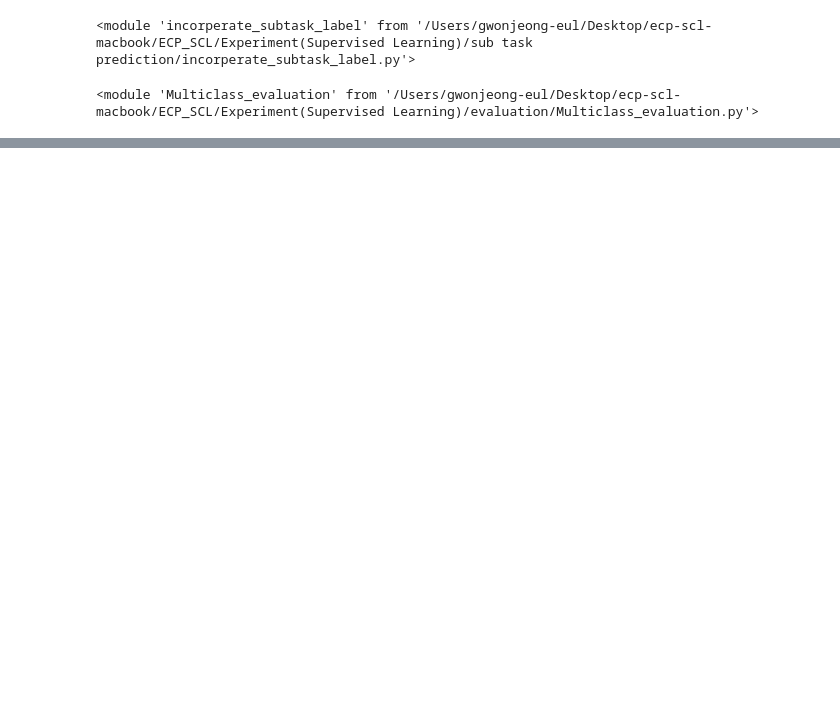
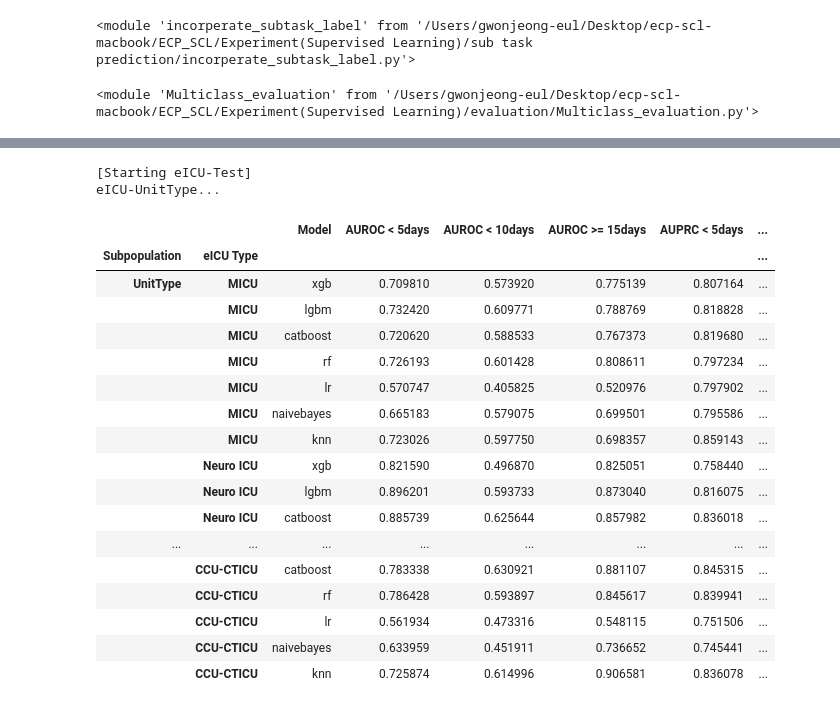
Before and after one commit to Jeong-Eul/CLEAR-Shock, a Jupyter notebook: Experiment(Supervised Learning)/sub task prediction/Baseline Subtask.ipynb, the cells around one changed output, grey strips where cells are left out. Saved outputs shown, nothing was run; the diff lists cells and outputs as text; code cells hidden in the pictures; blank space fills up the shorter version.

```diff
--- a/Experiment(Supervised Learning)/sub task prediction/Baseline Subtask.ipynb
+++ b/Experiment(Supervised Learning)/sub task prediction/Baseline Subtask.ipynb
@@ -131 +175,6 @@ mimic_sic8h__trainset = pd.concat([sic8h_mimic_train, sic8h_mimic_valid], axis =
+# %%
+_, mort_unittype, _ = get_hospital_eicu.make_eicu_dataset(view_mort)
+_, los_unittype, _ = get_hospital_eicu.make_eicu_dataset(view_los)
+_, ards_unittype, _ = get_hospital_eicu.make_eicu_dataset(view_ards)
+_, sic_unittype, _ = get_hospital_eicu.make_eicu_dataset(view_sic)
 # %%
@@ -173,14 +200,0 @@ display(test_eval)
-# %%
-lgbm_wrapper = LGBMClassifier(random_state = 42, verbose=-1)
-lgbm_wrapper.fit(X_train_los, y_train_los)
-
-X_test_los, y_test_los, test_output_los = split.split_X_Y_LOS(los_eicu_test, mode = 'eicu')
-
-X_test_los = X_test_los.drop(['hospitalid', 'hospitaldischargeyear'], axis = 1)
-
-test_preds_los = lgbm_wrapper.predict(X_test_los)
-test_output_los['prediction_label'] = test_preds_los
-test_output_los['prediction_prob'] = lgbm_wrapper.predict_proba(X_test_los)[:, 1]
-
-test_eval_los = Multiclass_evaluation.ST_multi_evaluation(_, test_output_los, 'xgb')
-display(test_eval_los)
@@ -225,0 +268,26 @@ sic_models, result_sic = Multiclass_evaluation.create_subtask(X, Y, X_test_sic8h
+# %%
+#los
+
+los_models = Multiclass_evaluation.create_subtask(X_train_los, y_train_los)
+los_evaluation_result = Multiclass_evaluation.unit_los_evaluation(los_unittype, los_models)
+# %% [output]
+[Starting eICU-Test]
+eICU-UnitType...
+|  |  | Model | AUROC < 5days | AUROC < 10days | AUROC >= 15days | AUPRC < 5days | ... |
+| Subpopulation | eICU Type |  |  |  |  |  | ... |
+| UnitType | MICU | xgb | 0.709810 | 0.573920 | 0.775139 | 0.807164 | ... |
+|  | MICU | lgbm | 0.732420 | 0.609771 | 0.788769 | 0.818828 | ... |
+|  | MICU | catboost | 0.720620 | 0.588533 | 0.767373 | 0.819680 | ... |
+|  | MICU | rf | 0.726193 | 0.601428 | 0.808611 | 0.797234 | ... |
+|  | MICU | lr | 0.570747 | 0.405825 | 0.520976 | 0.797902 | ... |
+|  | MICU | naivebayes | 0.665183 | 0.579075 | 0.699501 | 0.795586 | ... |
+|  | MICU | knn | 0.723026 | 0.597750 | 0.698357 | 0.859143 | ... |
+|  | Neuro ICU | xgb | 0.821590 | 0.496870 | 0.825051 | 0.758440 | ... |
+|  | Neuro ICU | lgbm | 0.896201 | 0.593733 | 0.873040 | 0.816075 | ... |
+|  | Neuro ICU | catboost | 0.885739 | 0.625644 | 0.857982 | 0.836018 | ... |
+| ... | ... | ... | ... | ... | ... | ... | ... |
+|  | CCU-CTICU | catboost | 0.783338 | 0.630921 | 0.881107 | 0.845315 | ... |
+|  | CCU-CTICU | rf | 0.786428 | 0.593897 | 0.845617 | 0.839941 | ... |
+|  | CCU-CTICU | lr | 0.561934 | 0.473316 | 0.548115 | 0.751506 | ... |
+|  | CCU-CTICU | naivebayes | 0.633959 | 0.451911 | 0.736652 | 0.745441 | ... |
+|  | CCU-CTICU | knn | 0.725874 | 0.614996 | 0.906581 | 0.836078 | ... |
```
Also changed, not shown: parts of 14 cells of this notebook, 3 other files.
